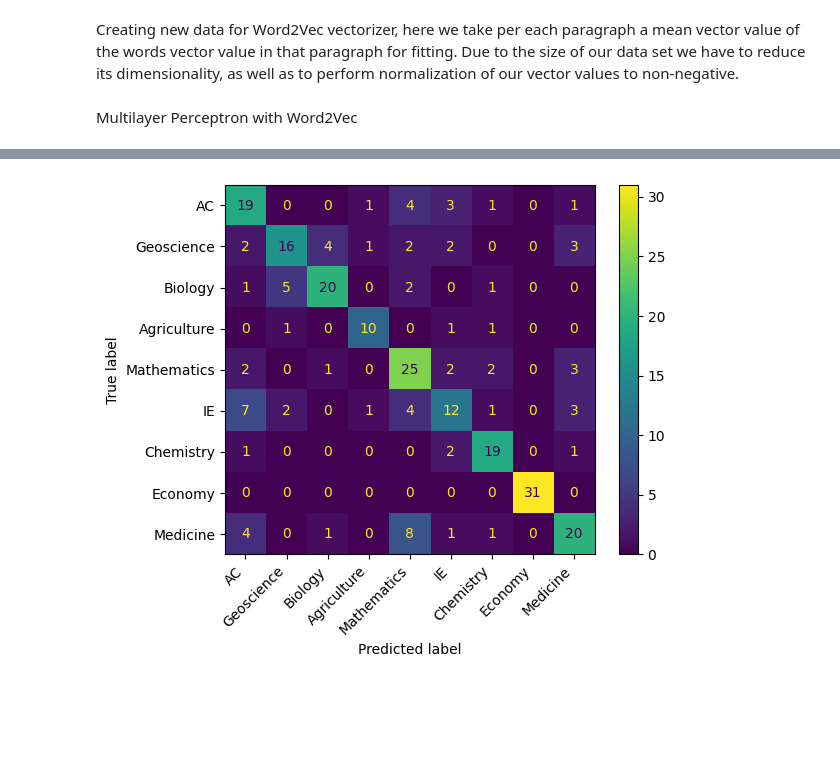
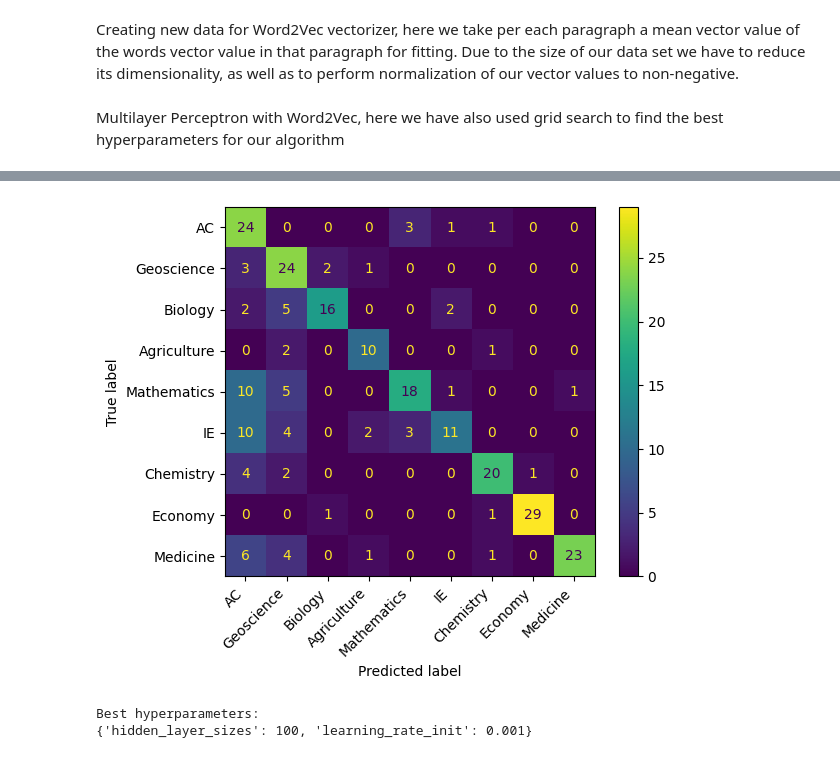
Before and after one commit to milossdjuric/Text-Classification-for-Serbian-Science-Journals, a Jupyter notebook: serbian_science_journals.ipynb, the cells around one changed output, grey strips where cells are left out. Cells and saved outputs as stored; diff of their text form; code cells hidden in the pictures; blank space fills up the shorter version.

```diff
--- a/serbian_science_journals.ipynb
+++ b/serbian_science_journals.ipynb
@@ -67,8 +67,11 @@ with open(file_path, 'r', encoding="utf-8") as file:
     file_content = file.read()
 # %%
 
-file_content = file_content.replace('\n', '').replace('\r', '').replace('\t', '')
+file_content = file_content.replace('\n', ' ').replace('\r', ' ').replace('\t', ' ')
 file_content = file_content.replace('«', '\n')
+
+#Correcting labels in case there were issues with overwriting
+file_content =file_content.replace(r" Economy»", "Economy»").replace(r" IE»", "IE»").replace(r" Medicine»", "Medicine»").replace(r" Agriculture»", "Agriculture»").replace(r" AC»", "AC»").replace(r" Geoscience»", "Geoscience»").replace(r" Chemistry»", "Chemistry»").replace(r" Mathematics»", "Mathematics»").replace(r" Biology»", "Biology»")
 
 with open('data/serbian_science_journals_dataset_modified.csv', 'w', encoding="utf-8") as file:
     file.write(file_content)
@@ -89,7 +92,7 @@ pattern = r"[/&|!,:;()\@.#\'\"\[\]{}+\^*/=\$_–—%€°™©><`~0-9-]"
 df = df.replace(pattern, ' ', regex=True)
 df = df.replace(r"[?]", 'cy', regex=True)
 
-pattern = r"[\r\n\t\u000a\u000b\u000c\u000d\u0085\u2028\u2029\u00a0\u1680\u2000\u2001\u2002\u2003\u2004\u2005\u2006\u2007\u2008\u2009\u200a\u202f\u205f\u3000]"
+pattern = r"[\r\n\t\u000a\u000b\u000c\u000d\u0085\u2028\u2029\u00a0\u1680\u2000\u2001\u2002\u2003\u2004\u2005\u2006\u2007\u2008\u2009\u200a\u202f\u205f\n\u3000\r]"
 df = df.replace(pattern, ' ', regex=True)
 # %% [markdown]
 <p>We define our collections per column, one for languages, one for categories, and one where our paragraphs are stored</p>
@@ -759,7 +767,7 @@ Macro Average score: 0.8940942382796196
 # %%
 from gensim.models import Word2Vec
 from sklearn.preprocessing import MinMaxScaler
-from sklearn.decomposition import PCA
+from sklearn.decomposition import KernelPCA
 
 X_train, X_validate, y_train, y_validate = train_test_split(df_x_documents, y, test_size=0.15, random_state=random_state_seed)
 
@@ -772,27 +780,45 @@ word2vec_model = Word2Vec(tokenized_docs, vector_size=500, window=5, min_count=1
 # Tokenize and convert the training set into feature vectors
 X_train_w2v = np.array([np.mean([word2vec_model.wv[word] for word in doc if word in word2vec_model.wv], axis=0) for doc in tokenized_docs])
 
+
 # Perform dimensionality reduction with PCA on X_train_w2v
-num_dimensions = 50  # Choose the number of dimensions you want
-pca = PCA(n_components=num_dimensions)
+num_dimensions = 200  # Choose the number of dimensions you want
+pca = KernelPCA(n_components=num_dimensions)
 X_train_w2v_reduced = pca.fit_transform(X_train_w2v)
 
 # Normalize the feature vectors
 scaler = MinMaxScaler(feature_range=(0, 1))
 X_train_w2v_normalized = scaler.fit_transform(X_train_w2v_reduced)
+
+# Tokenize and convert the validation set into feature vectors
+tokenized_docs_validate = [doc.split() for doc in X_validate]
+X_validate_w2v = np.array([np.mean([word2vec_model.wv[word] for word in doc if word in word2vec_model.wv], axis=0) for doc in tokenized_docs_validate])
+X_validate_w2v_reduced = pca.transform(X_validate_w2v)
+X_validate_w2v_normalized = scaler.transform(X_validate_w2v_reduced)
 # %% [markdown]
-<p>Multilayer Perceptron with Word2Vec</p>
+<p>Multilayer Perceptron with Word2Vec, here we have also used grid search to find the best hyperparameters for our algorithm</p>
 # %%
-mlp_classifier = MLPClassifier(hidden_layer_sizes=(100,), max_iter=1000,random_state=random_state_seed, verbose=True)
-mlp_classifier.fit(X_train_w2v_normalized, y_train)
+from sklearn.neural_network import MLPClassifier
+from sklearn.model_selection import GridSearchCV
+from sklearn.metrics import accuracy_score, f1_score, confusion_matrix, ConfusionMatrixDisplay
+import numpy as np
+import matplotlib.pyplot as plt
 
-# Tokenize and convert the validation set into feature vectors
-tokenized_docs_validate = [doc.split() for doc in X_validate]
-X_validate_w2v = np.array([np.mean([word2vec_model.wv[word] for word in doc if word in word2vec_model.wv], axis=0) for doc in tokenized_docs_validate])
-X_validate_w2v_reduced = pca.transform(X_validate_w2v)
-X_validate_w2v_normalized = scaler.transform(X_validate_w2v_reduced)
+param_grid = {
+    'hidden_layer_sizes': [(50,), (100), (200,)],
+    'learning_rate_init': [0.001, 0.005, 0.01]
+}
 
-y_pred = mlp_classifier.predict(X_validate_w2v_normalized)
+mlp_classifier = MLPClassifier(max_iter=1000, random_state=random_state_seed, verbose=False)
+
+grid_search = GridSearchCV(mlp_classifier, param_grid, cv=5, scoring='accuracy')
+
+grid_search.fit(X_train_w2v_normalized, y_train)
+
+best_params = grid_search.best_params_
+best_mlp_classifier = grid_search.best_estimator_
+
+y_pred = best_mlp_classifier.predict(X_validate_w2v_normalized)
 
 accuracy = accuracy_score(y_validate, y_pred)
 print("Accuracy:", accuracy)
@@ -806,4 +832,7 @@ cm_display = ConfusionMatrixDisplay(confusion_matrix=cm, display_labels=display_
 cm_display.plot()
 plt.xticks(np.arange(len(display_labels)), display_labels, rotation=45, ha='right')
 plt.show()
+
+print('Best hyperparameters:')
+print(best_params)
 # %% [output]
@@ -827 +841,3 @@ Macro-average F1 score: 0.6814569413925509
-[figure, old version]
+[figure, new version]
+Best hyperparameters:
+{'hidden_layer_sizes': 100, 'learning_rate_init': 0.001}
```
Also changed, not shown: parts of 24 cells of this notebook, 2 other files.
